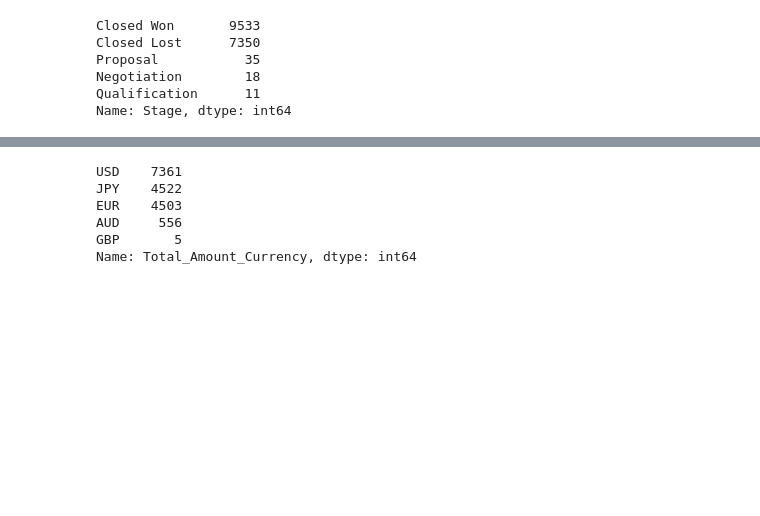
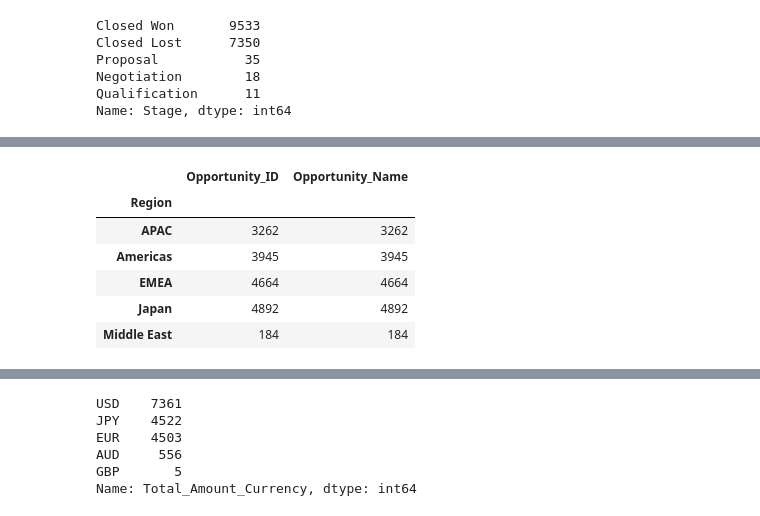
Before and after one commit to fede-alt/datos_2c2020_tp1, a Jupyter notebook: Pruebas/Pruebas_Art.ipynb, the cells around one changed output, grey strips where cells are left out. Cells and saved outputs as stored; diff of their text form; code cells hidden in the pictures; blank space fills up the shorter version.

```diff
--- a/Pruebas/Pruebas_Art.ipynb
+++ b/Pruebas/Pruebas_Art.ipynb
@@ -326,3 +321,14 @@ df.head(10)
 | 7 | 27455 | Americas | NW America | 1 | 1 | 1 | ... |
 | 8 | 24353 | Japan | None | 1 | 0 | 0 | ... |
 | 9 | 24355 | Japan | None | 1 | 0 | 0 | ... |
+# %%
+new_region = df.groupby(['Region']).agg({'Opportunity_ID':'count','Opportunity_Name':'count'})
+new_region
+# %% [output]
+|  | Opportunity_ID | Opportunity_Name |
+| Region |  |  |
+| APAC | 3262 | 3262 |
+| Americas | 3945 | 3945 |
+| EMEA | 4664 | 4664 |
+| Japan | 4892 | 4892 |
+| Middle East | 184 | 184 |
```
Also changed, not shown: parts of 6 cells of this notebook, 1 other file.
